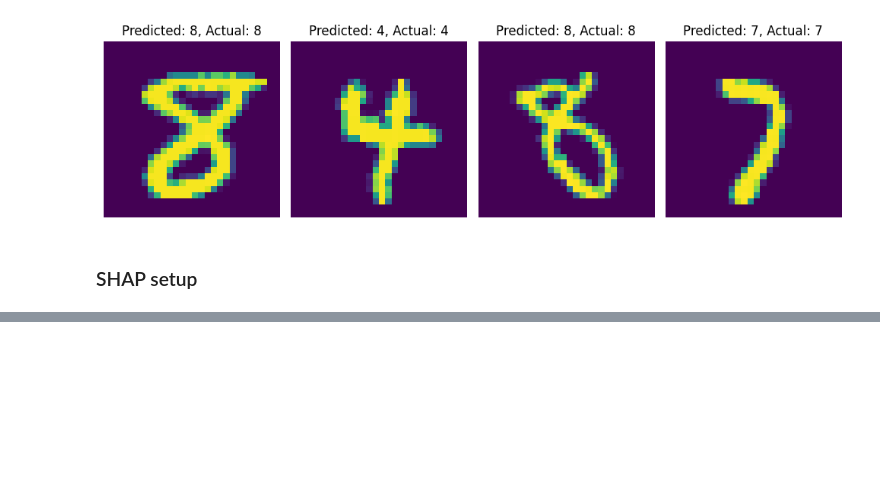
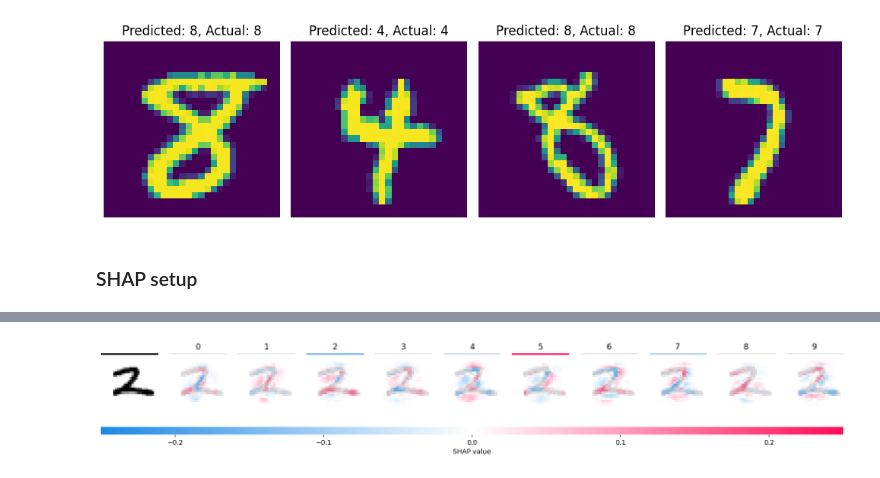
Before and after one commit to kajaprestn/TDT4172, a Jupyter notebook: Assignments/Assignment3/Project3_XAI.ipynb, the cells around one changed output, grey strips where cells are left out. Drawn from its saved outputs; the diff is of its cells as text; code cells hidden in the pictures; blank space fills up the shorter version.

```diff
--- a/Assignments/Assignment3/Project3_XAI.ipynb
+++ b/Assignments/Assignment3/Project3_XAI.ipynb
@@ -433,0 +459,4 @@ explain_data(X_test[:4])
+# %%
+explain_data(encrypted_image)
+# %% [output]
+[figure, added]
```
Also changed, not shown: parts of 5 cells of this notebook, 1 other file.
